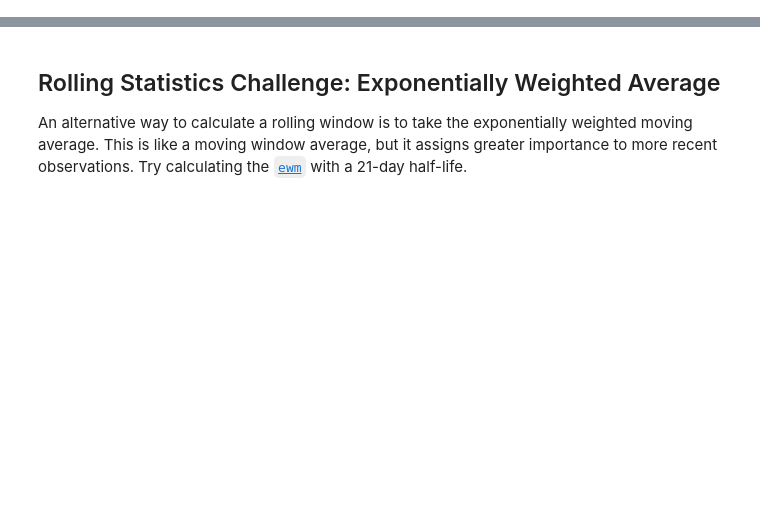
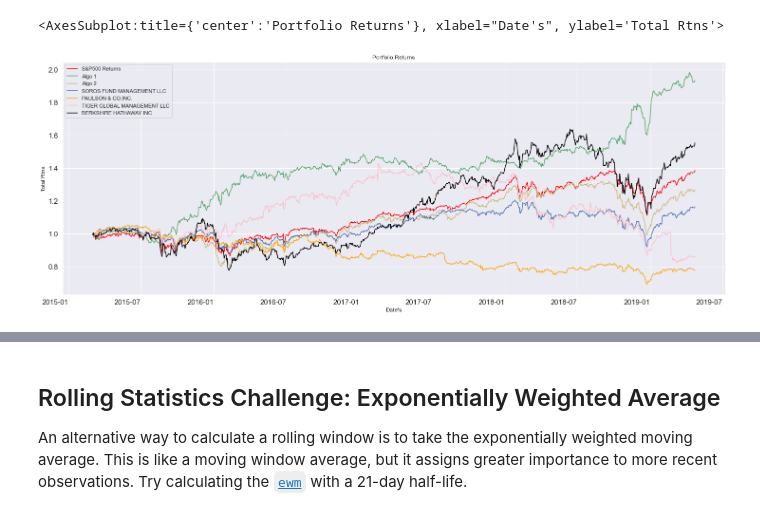
Before and after one commit to dreamscape08/Coursework, a Jupyter notebook: 00MySandbox/projectsmine/04-Pandas/Instructions/Starter_Code/Resources/sticktotheinstructionsonly.ipynb, the cells around one changed output, grey strips where cells are left out. Saved outputs shown, nothing was run; the diff lists cells and outputs as text; code cells hidden in the pictures; blank space fills up the shorter version.

```diff
--- a/00MySandbox/projectsmine/04-Pandas/Instructions/Starter_Code/Resources/sticktotheinstructionsonly.ipynb
+++ b/00MySandbox/projectsmine/04-Pandas/Instructions/Starter_Code/Resources/sticktotheinstructionsonly.ipynb
@@ -270,0 +130,17 @@ df.plot(kind='line').legend(['Algo 1', 'Algo 2', 'SOROS FUND MANAGEMENT LLC',
+# %%
+# Calculate cumulative returns of all portfolios
+cum_rets = (1 + combined_rtns).cumprod()
+cum_rets.plot(
+        kind='line'
+        , figsize=(25,10)
+        , grid=True
+        , title="Portfolio Returns"
+        , ylabel="Total Rtns"
+        , xlabel='Date\'s'
+        , rot=360
+        , fontsize=15
+        , color=['red','g','y','b','orange','pink','black']
+    )
+# %% [output]
+<AxesSubplot:title={'center':'Portfolio Returns'}, xlabel="Date's", ylabel='Total Rtns'>
+[figure, added]
```
Also changed, not shown: parts of 72 cells of this notebook, 1 other file.
